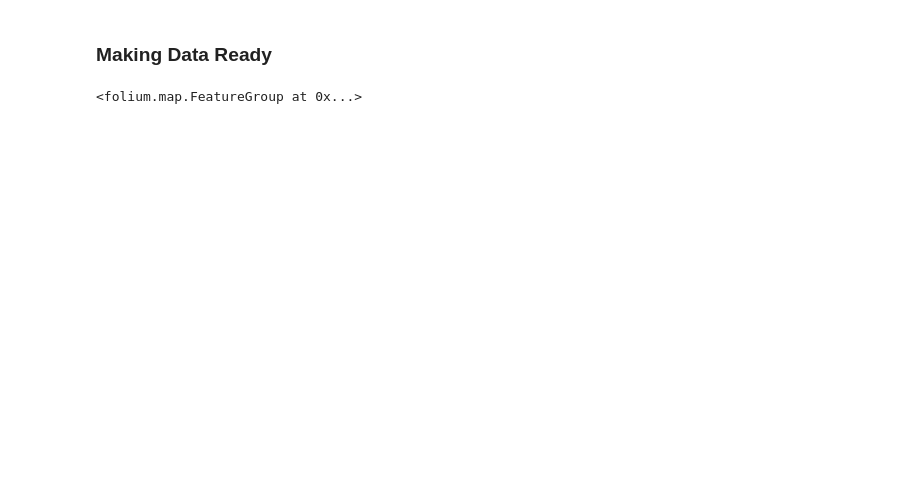
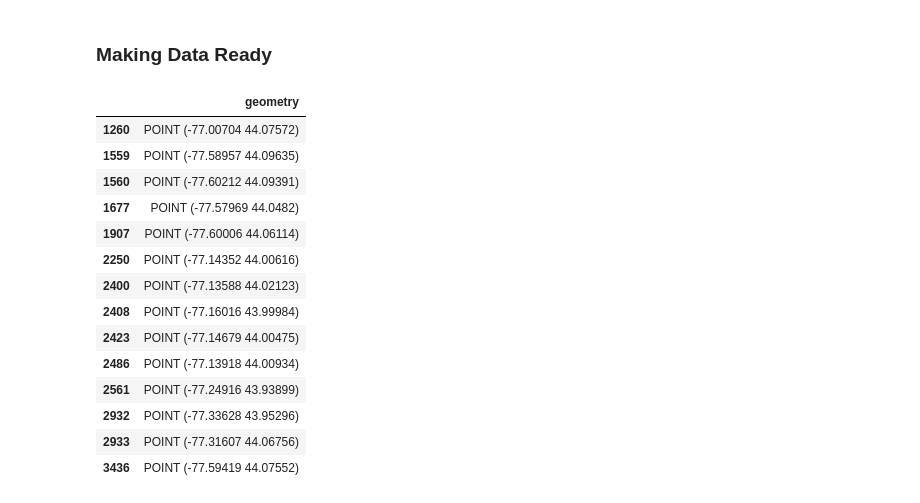
Before and after one commit to sheldonoronha/ev-charging-optimization, a Jupyter notebook: notebooks/04_vector_space_optimization.ipynb, the cells around one changed output. Saved outputs shown, nothing was run; the diff lists cells and outputs as text; code cells hidden in the pictures; blank space fills up the shorter version.

```diff
--- a/notebooks/04_vector_space_optimization.ipynb
+++ b/notebooks/04_vector_space_optimization.ipynb
@@ -16,9 +138,9 @@ dummy_map = gdf.explode(ignore_index=True).iloc[[2]]
 # %%
-dummy_map['Boundary'] = 'Prince-Edward-County'
 m = folium.Map(location=[44, -77.2], zoom_start=11)
-boundary_layer = folium.FeatureGroup(name="Prince-Edward-County Boundary", overlay=True, control=True)
 
-# Add boundary using GeoJson instead of explore()
+boundary_layer = folium.FeatureGroup(name="Prince-Edward-County Boundary",
+                                     overlay=True, control=True)
+
 folium.GeoJson(
     dummy_map,
     name="Prince-Edward-County Boundary",
@@ -27,5 +149,7 @@ folium.GeoJson(
 ).add_to(boundary_layer)
 
 boundary_layer.add_to(m)
+
+sampled_points = monte_carlo_sampling(dummy_map.geometry.iloc[0], num_points=10)
+m,point_layer,points_gdf= plot_sampled_points(sampled_points, dummy_map, m)
+# m
-# %% [output]
-<folium.map.FeatureGroup at 0x...>
@@ -55 +156,28 @@ points_gdf = gpd.GeoDataFrame(geometry=sampled_points, crs=dummy_map.crs)
+# %%
+df_prince_edward = pd.DataFrame(df_prince_edward)
+
+# Create a geometry column from the Longitude and Latitude columns
+df_prince_edward['geometry'] = df_prince_edward.apply(lambda row: Point(row['Longitude'], row['Latitude']), axis=1)
+
+# Convert the DataFrame into a GeoDataFrame
+df_prince_edward = gpd.GeoDataFrame(df_prince_edward, geometry='geometry', crs="EPSG:4326")
+geometry_gdf = gpd.GeoDataFrame(df_prince_edward[['geometry']], geometry='geometry', crs="EPSG:4326")
+
+geometry_gdf
+# %% [output]
+|  | geometry |
+| 1260 | POINT (-77.00704 44.07572) |
+| 1559 | POINT (-77.58957 44.09635) |
+| 1560 | POINT (-77.60212 44.09391) |
+| 1677 | POINT (-77.57969 44.0482) |
+| 1907 | POINT (-77.60006 44.06114) |
+| 2250 | POINT (-77.14352 44.00616) |
+| 2400 | POINT (-77.13588 44.02123) |
+| 2408 | POINT (-77.16016 43.99984) |
+| 2423 | POINT (-77.14679 44.00475) |
+| 2486 | POINT (-77.13918 44.00934) |
+| 2561 | POINT (-77.24916 43.93899) |
+| 2932 | POINT (-77.33628 43.95296) |
+| 2933 | POINT (-77.31607 44.06756) |
+| 3436 | POINT (-77.59419 44.07552) |
 # %%
```
Also changed, not shown: parts of 43 cells of this notebook.
